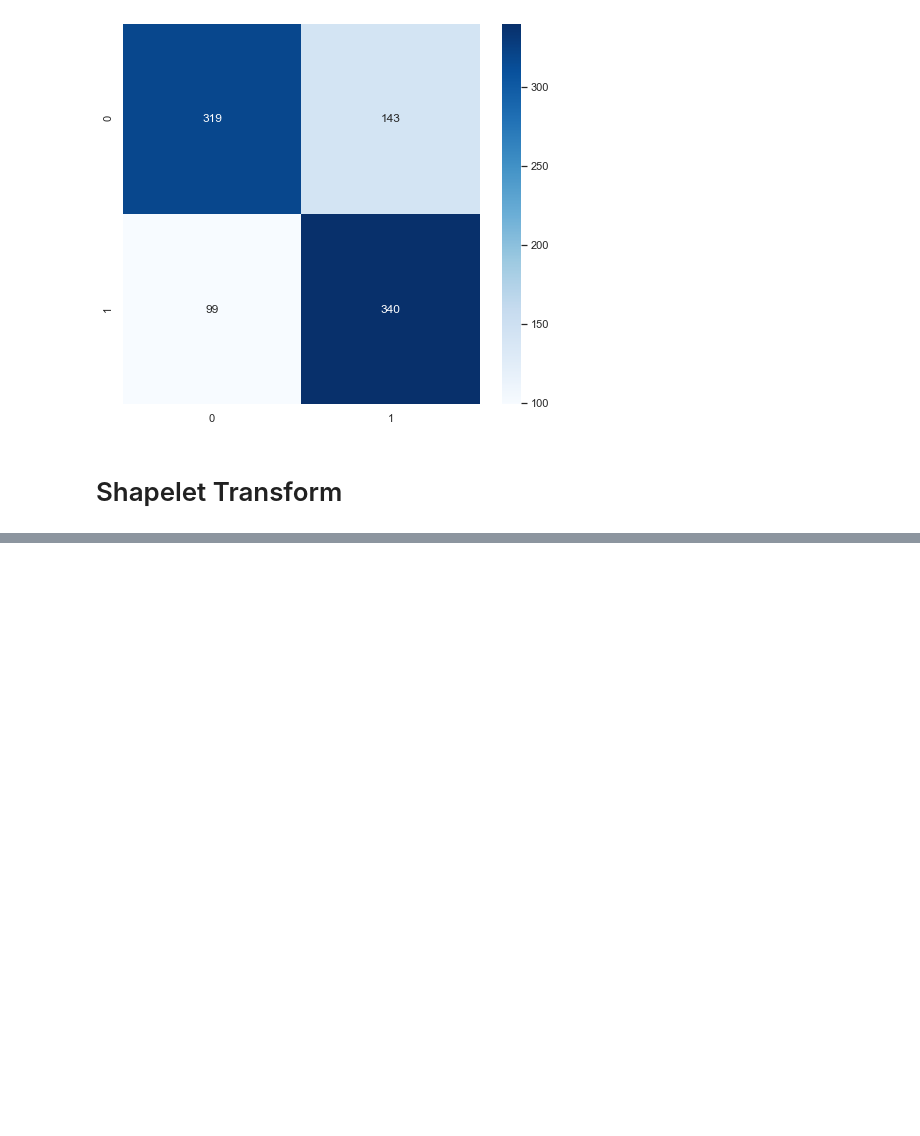
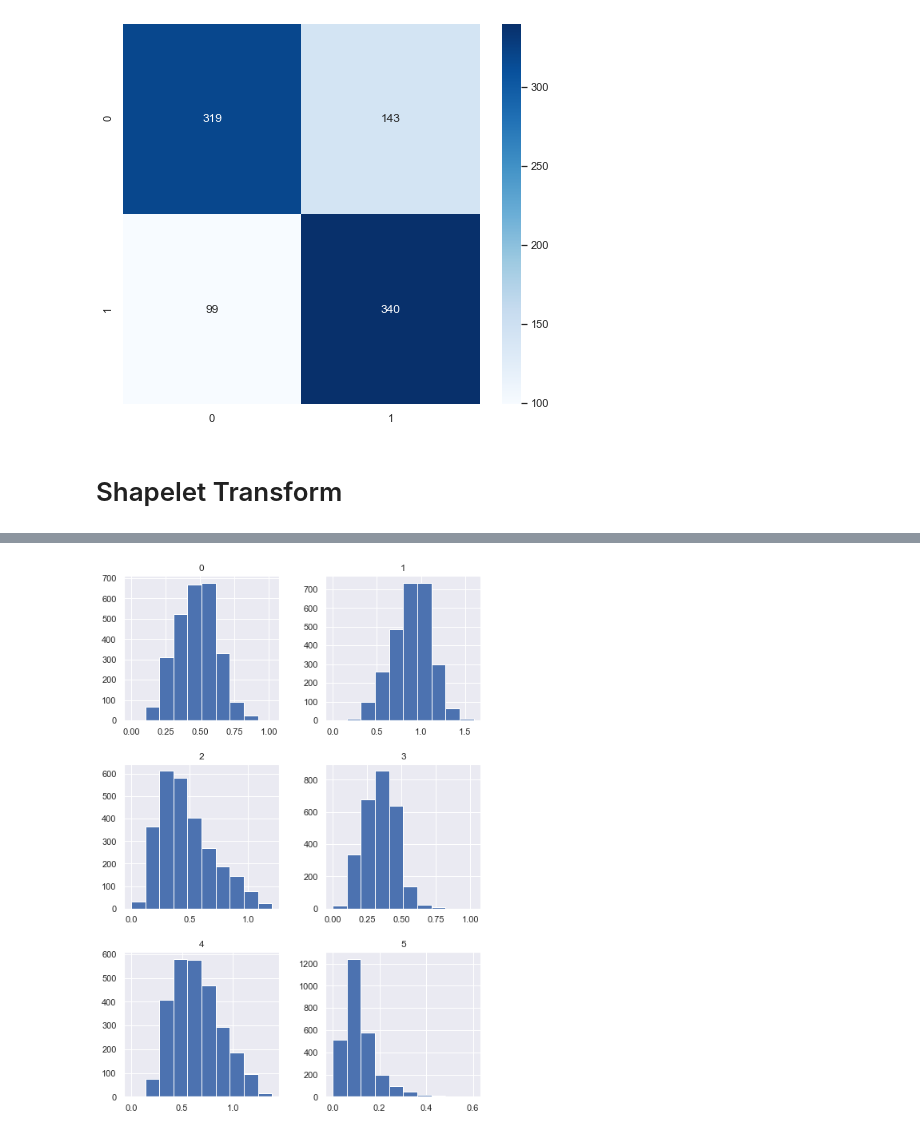
Before and after one commit to seoruosa/ml-study-group, a Jupyter notebook: notebooks/2020-08-29-aac-forda-ts-classification-approaches.ipynb, the cells around one changed output, grey strips where cells are left out. Saved outputs shown, nothing was run; the diff lists cells and outputs as text; code cells hidden in the pictures; blank space fills up the shorter version.

```diff
--- a/notebooks/2020-08-29-aac-forda-ts-classification-approaches.ipynb
+++ b/notebooks/2020-08-29-aac-forda-ts-classification-approaches.ipynb
@@ -1252,2 +1284,5 @@ Series ID: 724, start_pos: 172, length: 86, info_gain: 0.058578926064759694,
+# %%
+train_X_transf = st.transform(train_X)
+train_X_transf.to_csv('../data/interim/train_shapelet_transform_20200922csv')
 # %%
 test_X_transf = st.transform(test_X)
@@ -1317,0 +1301,4 @@ pred_y = st.predict(test_X_transf)
+# %%
+train_X_transf.hist(figsize=(2*4,3*4), layout=(3,2));
+# %% [output]
+[figure, added]
```
Also changed, not shown: parts of 24 cells of this notebook.
